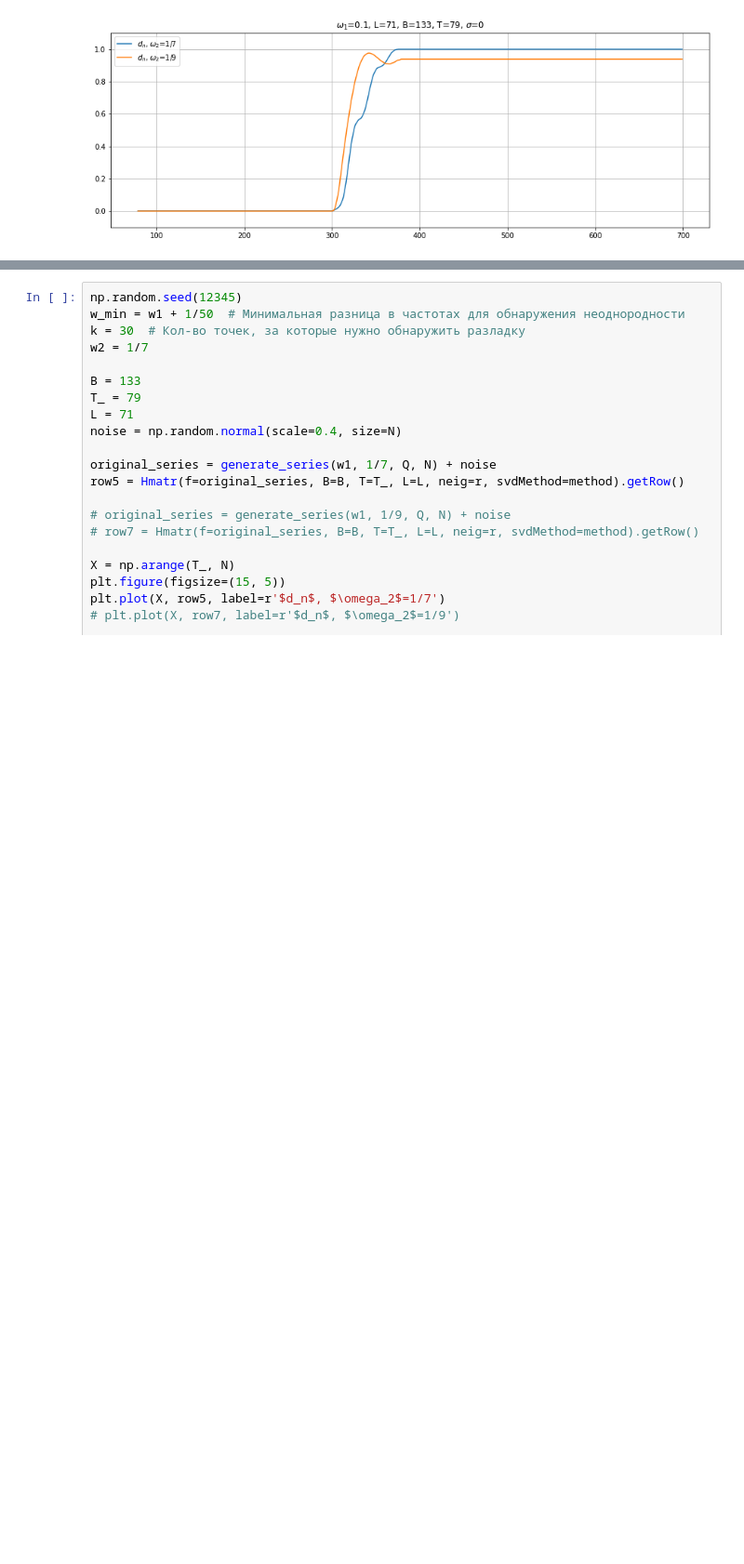
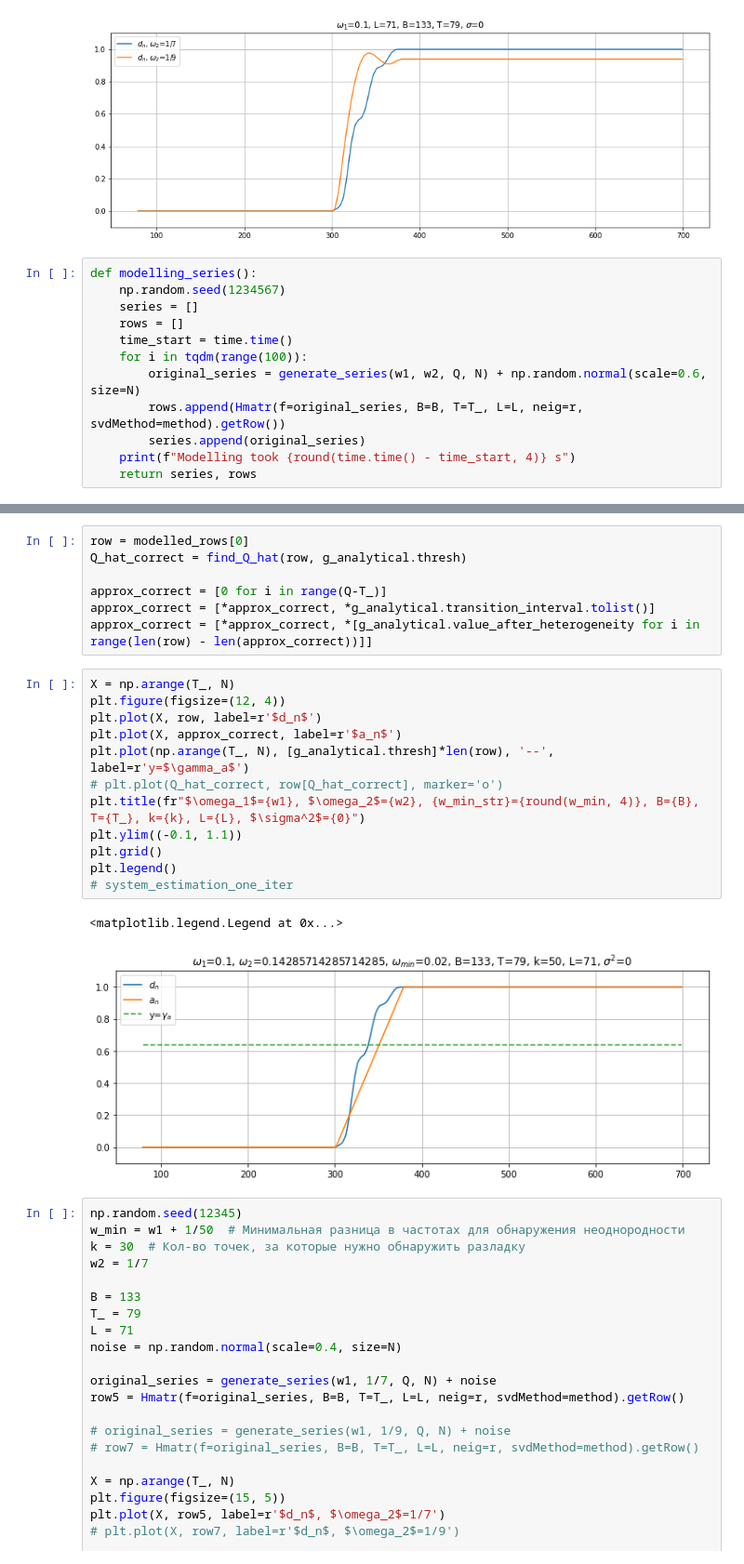
Before and after one commit to Loulaan/researchWork, a Jupyter notebook: System/images.ipynb, the cells around one changed output, grey strips where cells are left out. Shown: that part at 93% size. Cells and saved outputs as stored; diff of their text form; blank space fills up the shorter version.

```diff
--- a/System/images.ipynb
+++ b/System/images.ipynb
@@ -110,3 +97,15 @@ plt.show()
 # diff_moment_growth_most_unique.png
 # %% [output]
 [figure]
+# %%
+def modelling_series():
+    np.random.seed(1234567)
+    series = []
+    rows = []
+    time_start = time.time()
+    for i in tqdm(range(100)):
+        original_series = generate_series(w1, w2, Q, N) + np.random.normal(scale=0.6, size=N)
+        rows.append(Hmatr(f=original_series, B=B, T=T_, L=L, neig=r, svdMethod=method).getRow())
+        series.append(original_series)
+    print(f"Modelling took {round(time.time() - time_start, 4)} s")
+    return series, rows
@@ -113,3 +206,25 @@ plt.show()
+# %%
+row = modelled_rows[0]
+Q_hat_correct = find_Q_hat(row, g_analytical.thresh)
+
+approx_correct = [0 for i in range(Q-T_)]
+approx_correct = [*approx_correct, *g_analytical.transition_interval.tolist()]
+approx_correct = [*approx_correct, *[g_analytical.value_after_heterogeneity for i in range(len(row) - len(approx_correct))]]
+# %%
+X = np.arange(T_, N)
+plt.figure(figsize=(12, 4))
+plt.plot(X, row, label=r'$d_n$')
+plt.plot(X, approx_correct, label=r'$a_n$')
+plt.plot(np.arange(T_, N), [g_analytical.thresh]*len(row), '--', label=r'y=$\gamma_a$')
+# plt.plot(Q_hat_correct, row[Q_hat_correct], marker='o')
+plt.title(fr"$\omega_1$={w1}, $\omega_2$={w2}, {w_min_str}={round(w_min, 4)}, B={B}, T={T_}, k={k}, L={L}, $\sigma^2$={0}")
+plt.ylim((-0.1, 1.1))
+plt.grid()
+plt.legend()
+# system_estimation_one_iter
+# %% [output]
+<matplotlib.legend.Legend at 0x...>
+[figure, added]
 # %%
 np.random.seed(12345)
 w_min = w1 + 1/50  # Минимальная разница в частотах для обнаружения неоднородности
```
Also changed, not shown: parts of 7 cells of this notebook, 5 other files.
